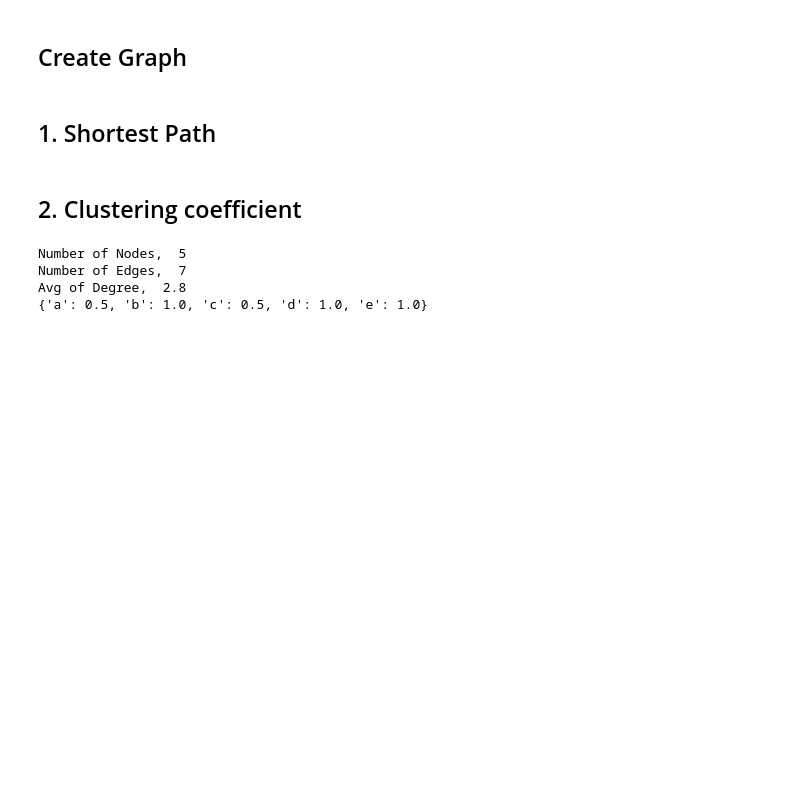
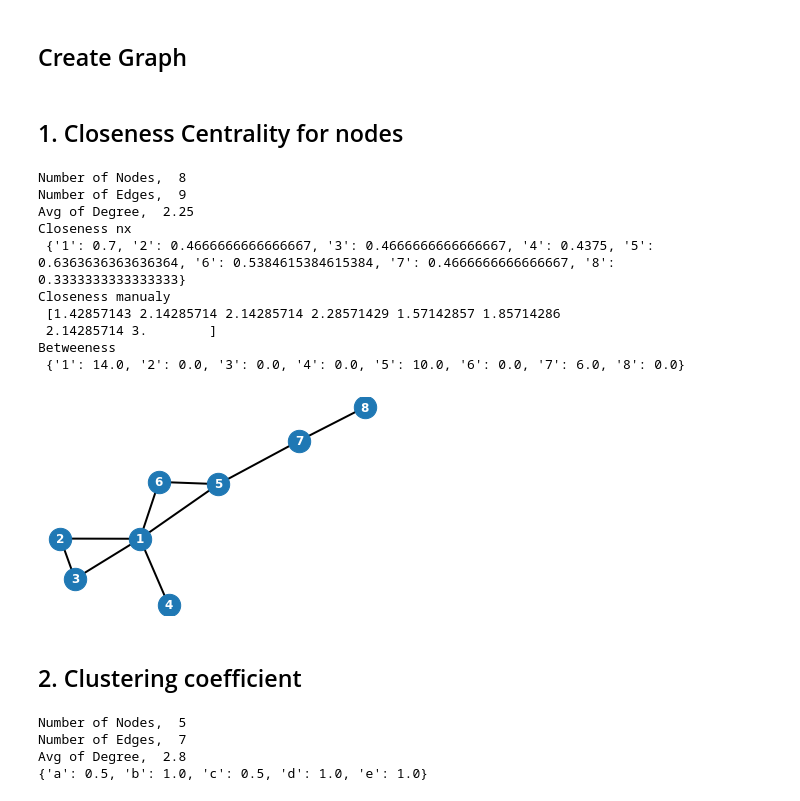
Before and after one commit to ixiaopan/DataScience, a Jupyter notebook: MachineLearning/15-Network.ipynb, the cells around one changed output. Cells and saved outputs as stored; diff of their text form; code cells hidden in the pictures; blank space fills up the shorter version.

```diff
--- a/MachineLearning/15-Network.ipynb
+++ b/MachineLearning/15-Network.ipynb
@@ -60,2 +64,0 @@ def cal_page_rank(di_edge_list, alpha=0.85):
-# %% [markdown]
-## 1. Shortest Path
@@ -65,3 +65,42 @@ def cal_page_rank(di_edge_list, alpha=0.85):
+# %% [markdown]
+## 1. Closeness Centrality for nodes
+# %%
+
+edge_list = [
+    ('1', '2'),
+    ('1', '3'),
+    ('1', '4'),
+    ('1', '5'),
+    ('1', '6'),
+
+    ('2', '3'),
+    ('5', '6'),
+    ('7', '5'),
+    ('7', '8')
+]
+
+G = create_undirected_graph(edge_list)
+cc = nx.closeness_centrality(G)
+
+# |node| / path
+print('Closeness nx \n', cc)
+
+# path / |node|
+print('Closeness manualy \n', 1/np.array(list(cc.values())))
+
+print('Betweeness \n', nx.betweenness_centrality(G, normalized=False))
+# %% [output]
+Number of Nodes,  8
+Number of Edges,  9
+Avg of Degree,  2.25
+Closeness nx
+ {'1': 0.7, '2': 0.4666666666666667, '3': 0.4666666666666667, '4': 0.4375, '5': 0.6363636363636364, '6': 0.5384615384615384, '7': 0.4666666666666667, '8': 0.3333333333333333}
+Closeness manualy
+ [1.42857143 2.14285714 2.14285714 2.28571429 1.57142857 1.85714286
+ 2.14285714 3.        ]
+Betweeness
+ {'1': 14.0, '2': 0.0, '3': 0.0, '4': 0.0, '5': 10.0, '6': 0.0, '7': 6.0, '8': 0.0}
+[figure, added]
 # %% [markdown]
 ## 2. Clustering coefficient
 # %%
```
Also changed, not shown: parts of 27 cells of this notebook, 2 other files.
